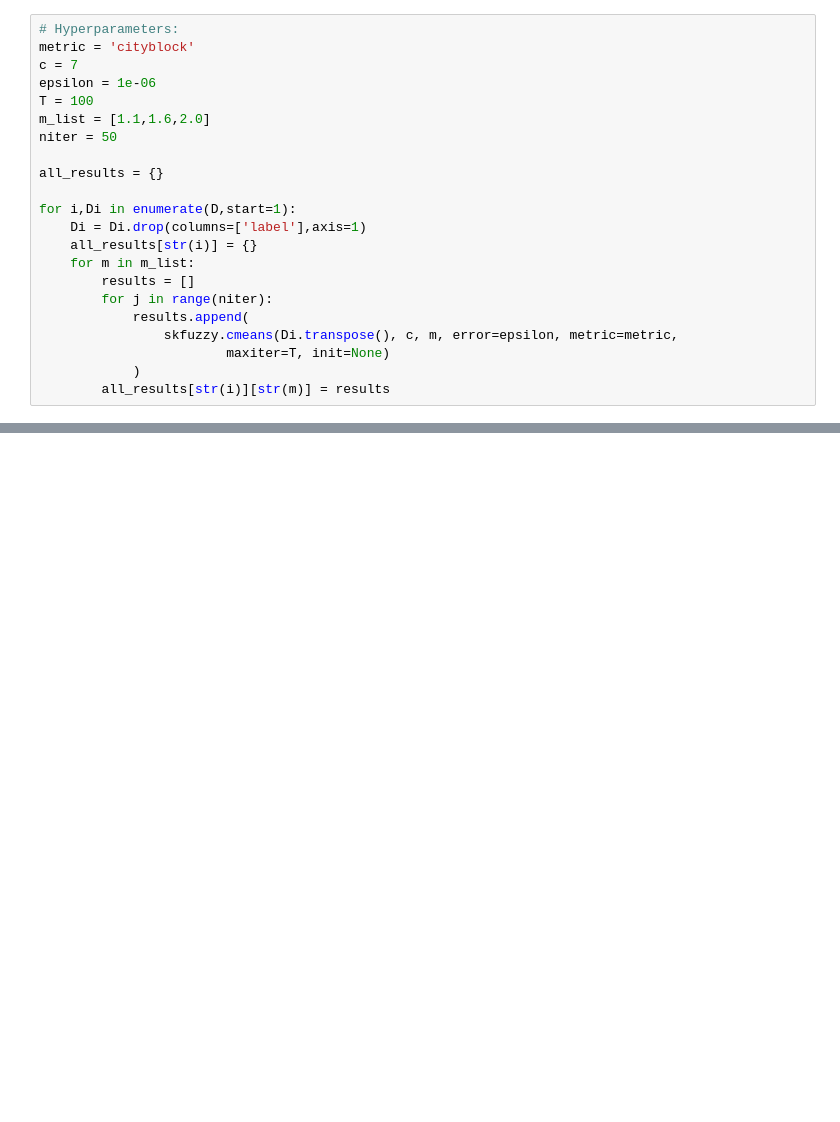
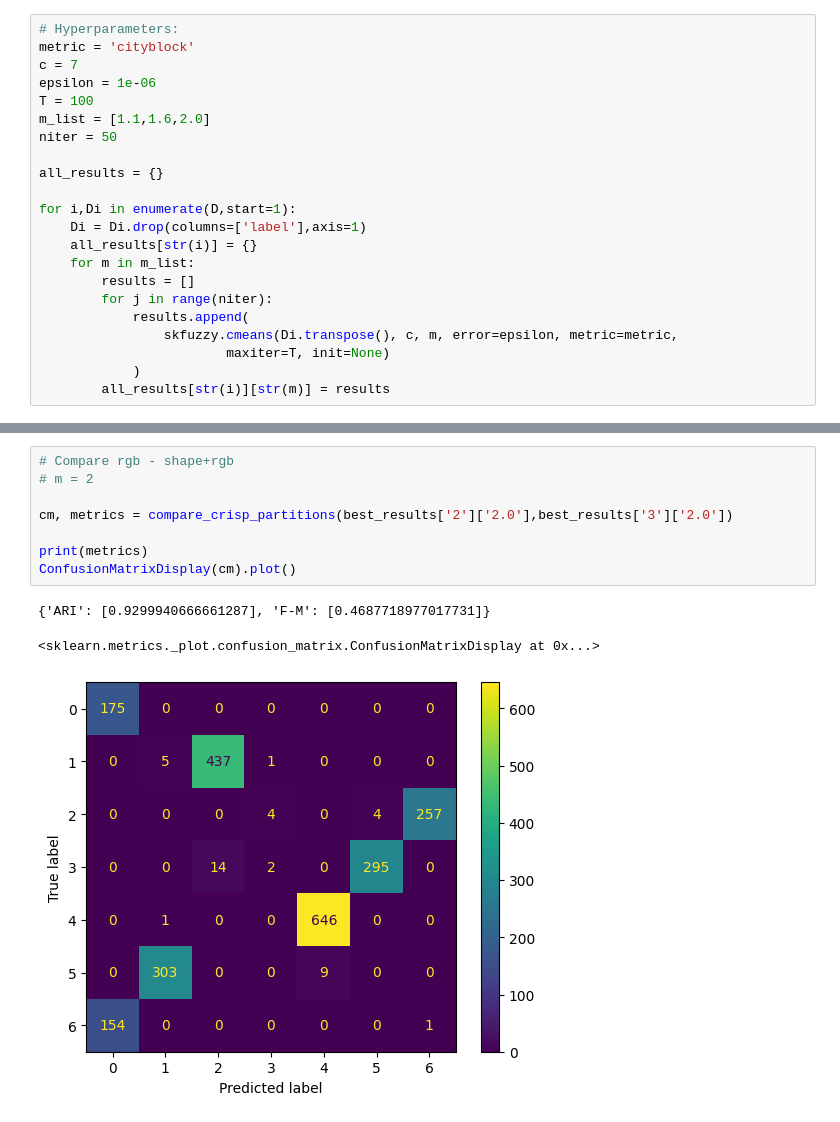
Before and after one commit to MatheusRDG/machine_learning_ufpe_2023, a Jupyter notebook: Q1.ipynb, the cells around one changed output, grey strips where cells are left out. Cells and saved outputs as stored; diff of their text form; blank space fills up the shorter version.

```diff
--- a/Q1.ipynb
+++ b/Q1.ipynb
@@ -198,0 +232,12 @@ Dataset: 1
+# %%
+# Compare rgb - shape+rgb
+# m = 2
+
+cm, metrics = compare_crisp_partitions(best_results['2']['2.0'],best_results['3']['2.0'])
+
+print(metrics)
+ConfusionMatrixDisplay(cm).plot()
+# %% [output]
+{'ARI': [0.9299940666661287], 'F-M': [0.4687718977017731]}
+<sklearn.metrics._plot.confusion_matrix.ConfusionMatrixDisplay at 0x...>
+[figure, added]
```
Also changed, not shown: parts of 16 cells of this notebook.
